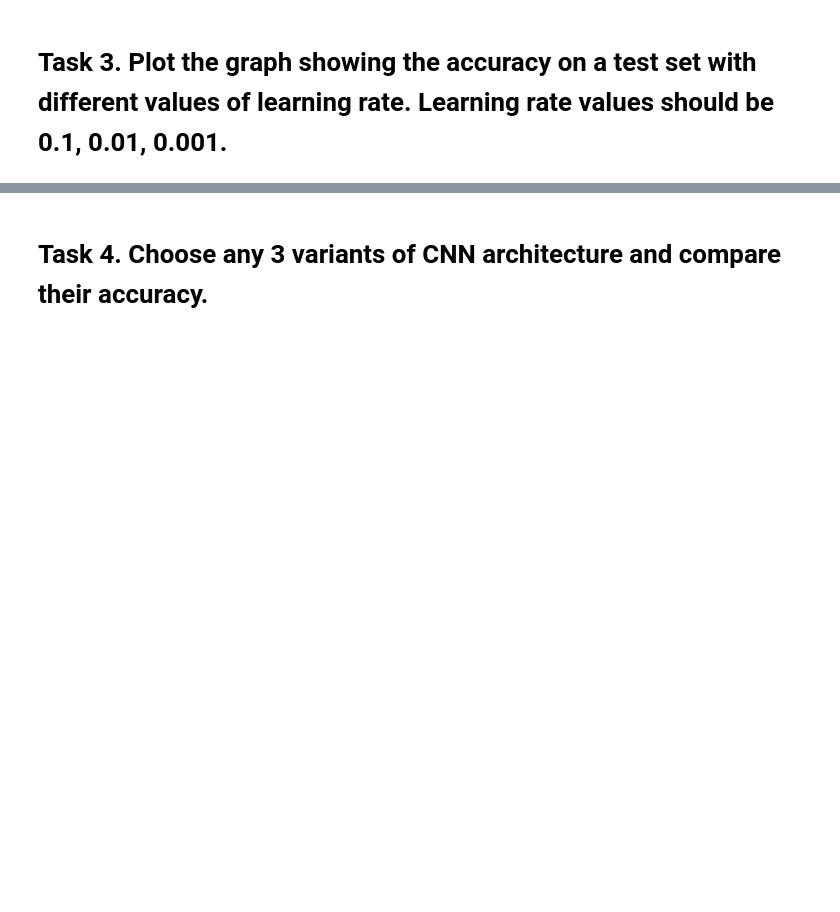
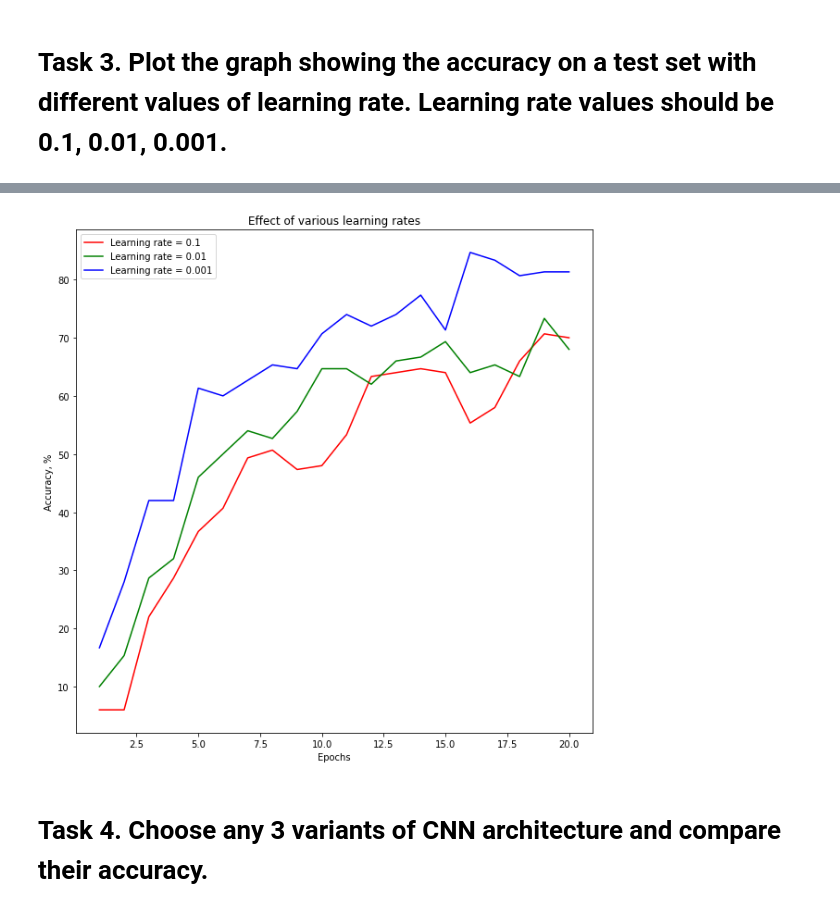
Before and after one commit to senku-kz/dl-homework-02, a Jupyter notebook: Homework_2.ipynb, the cells around one changed output, grey strips where cells are left out. Saved outputs shown, nothing was run; the diff lists cells and outputs as text; code cells hidden in the pictures; blank space fills up the shorter version.

Commit message:
run all tasks

```diff
--- a/Homework_2.ipynb
+++ b/Homework_2.ipynb
@@ -168,3 +169,6 @@ task_02()
         should be 0.1, 0.01, 0.001. </h1>
 # %%
 # PUT YOU CODE HERE
+from homework import MIDataset, googlenet_train_with_accuracy, googlenet_test, task_03
+task_03()
+# %% [output]
@@ -171,3 +192,4 @@ task_02()
+[figure, added]
 # %% [markdown]
 <h1> Task 4. Choose any 3 variants of CNN architecture and compare their accuracy. </h1>
 # %%
```
Also changed, not shown: parts of 6 cells of this notebook, 3 other files.
